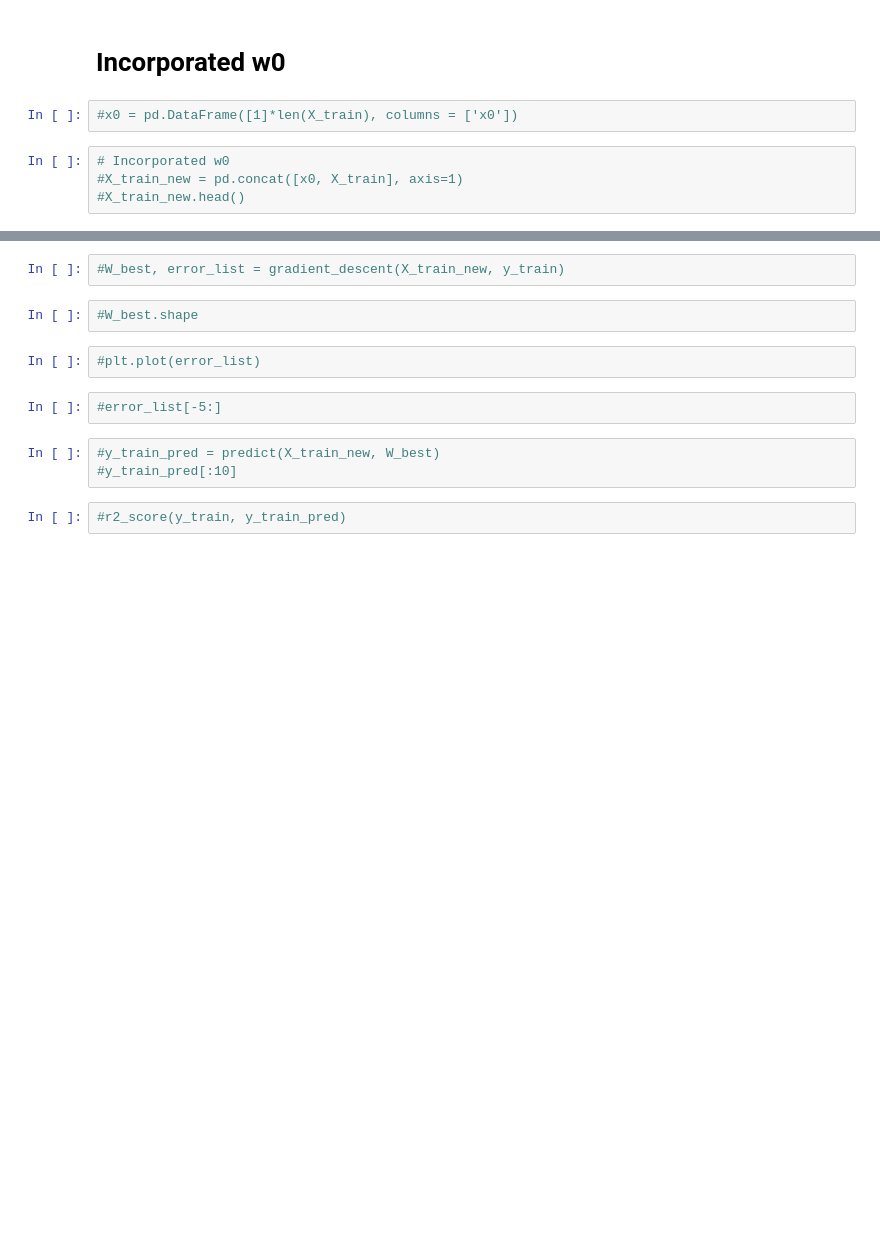
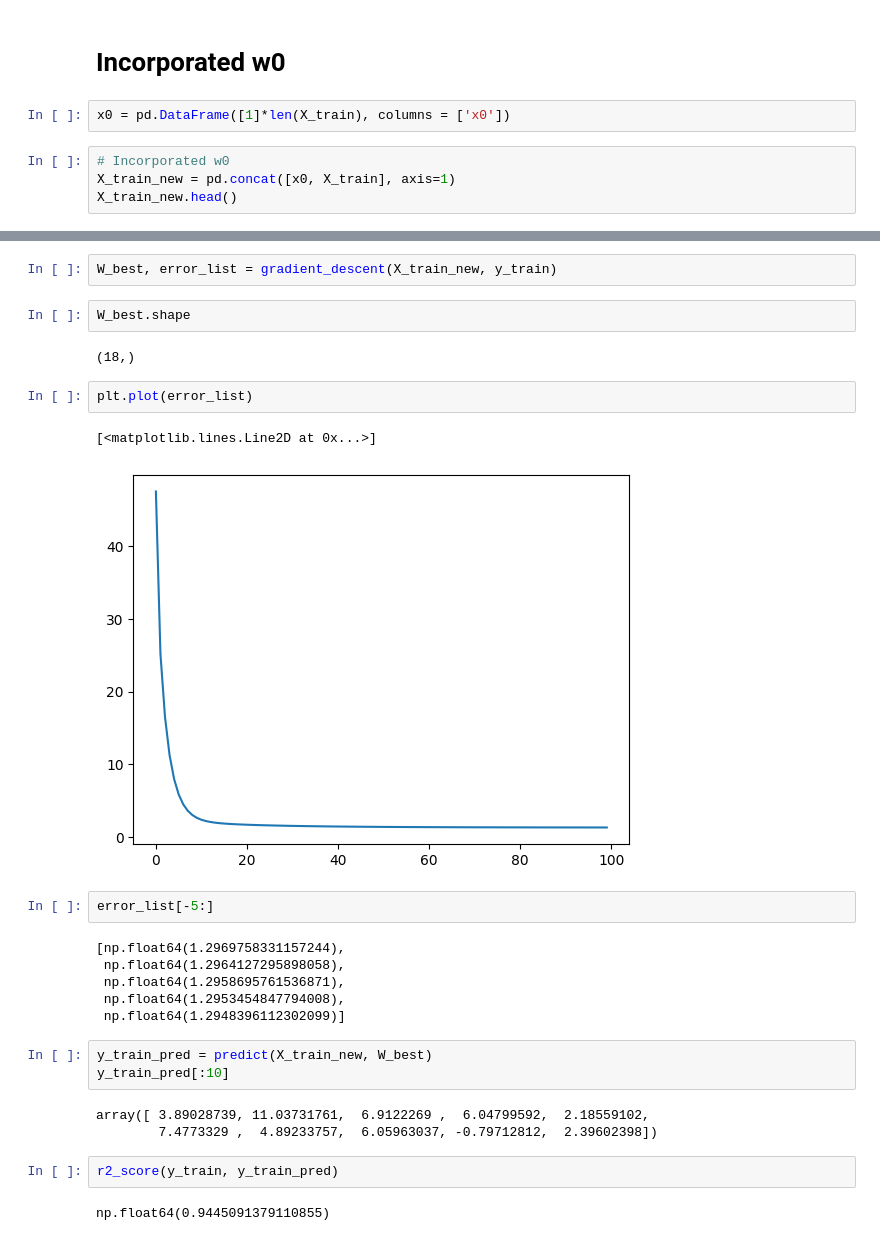
Before and after one commit to Himanshu-Kumar-123/ML-Linear-Regression-Cars24-Scratch, a Jupyter notebook: Linear-Regression-Cars24-Scratch.ipynb, the cells around one changed output, grey strips where cells are left out. Cells and saved outputs as stored; diff of their text form; blank space fills up the shorter version.

```diff
--- a/Linear-Regression-Cars24-Scratch.ipynb
+++ b/Linear-Regression-Cars24-Scratch.ipynb
@@ -177,8 +177,8 @@ np.float64(-0.9107329463110052)
 # %% [markdown]
 # Incorporated w0
 # %%
-#x0 = pd.DataFrame([1]*len(X_train), columns = ['x0'])
+x0 = pd.DataFrame([1]*len(X_train), columns = ['x0'])
 # %%
 # Incorporated w0
-#X_train_new = pd.concat([x0, X_train], axis=1)
-#X_train_new.head()
+X_train_new = pd.concat([x0, X_train], axis=1)
+X_train_new.head()
@@ -185,13 +192,29 @@ np.float64(-0.9107329463110052)
 # %%
-#W_best, error_list = gradient_descent(X_train_new, y_train)
+W_best, error_list = gradient_descent(X_train_new, y_train)
 # %%
-#W_best.shape
+W_best.shape
+# %% [output]
+(18,)
 # %%
-#plt.plot(error_list)
+plt.plot(error_list)
+# %% [output]
+[<matplotlib.lines.Line2D at 0x...>]
+[figure, added]
 # %%
-#error_list[-5:]
+error_list[-5:]
+# %% [output]
+[np.float64(1.2969758331157244),
+ np.float64(1.2964127295898058),
+ np.float64(1.2958695761536871),
+ np.float64(1.2953454847794008),
+ np.float64(1.2948396112302099)]
 # %%
-#y_train_pred = predict(X_train_new, W_best)
-#y_train_pred[:10]
+y_train_pred = predict(X_train_new, W_best)
+y_train_pred[:10]
+# %% [output]
+array([ 3.89028739, 11.03731761,  6.9122269 ,  6.04799592,  2.18559102,
+        7.4773329 ,  4.89233757,  6.05963037, -0.79712812,  2.39602398])
 # %%
-#r2_score(y_train, y_train_pred)
+r2_score(y_train, y_train_pred)
+# %% [output]
+np.float64(0.9445091379110855)
```
Also changed, not shown: parts of 6 cells of this notebook.
